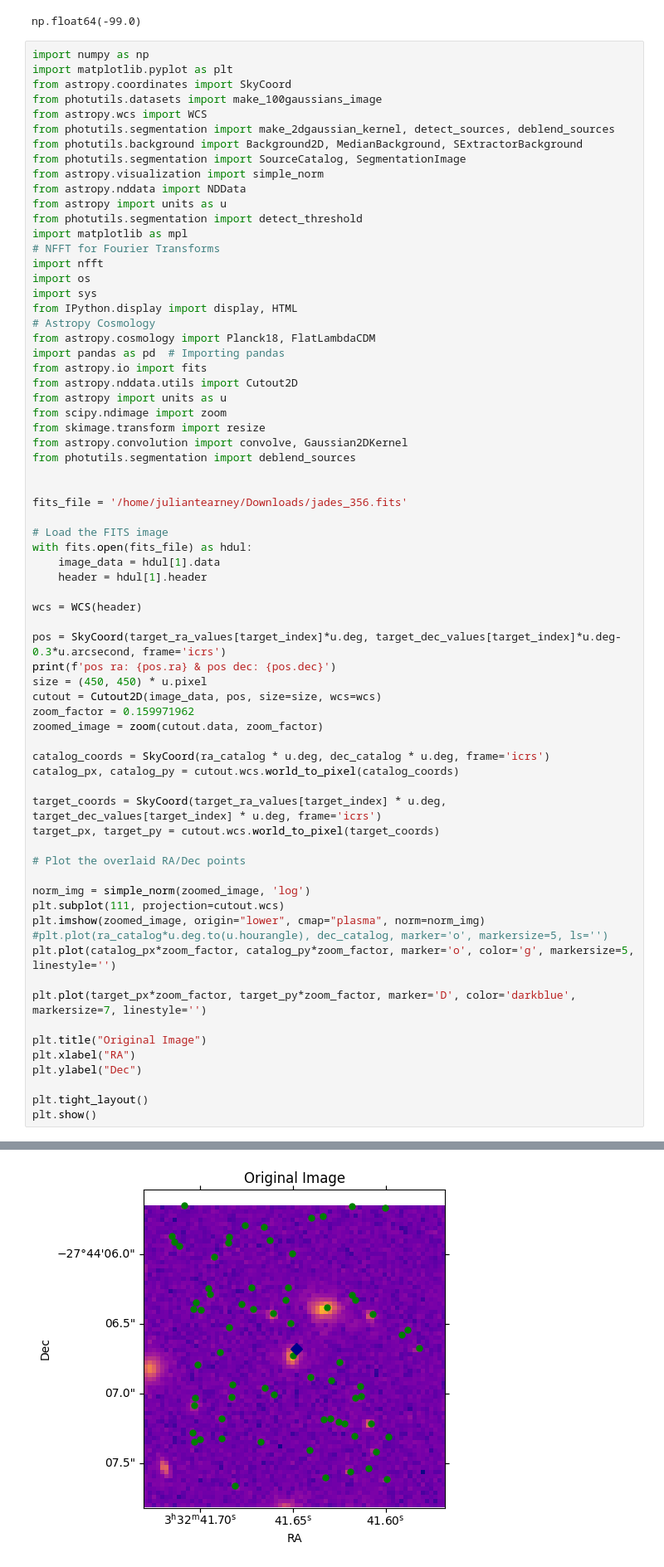
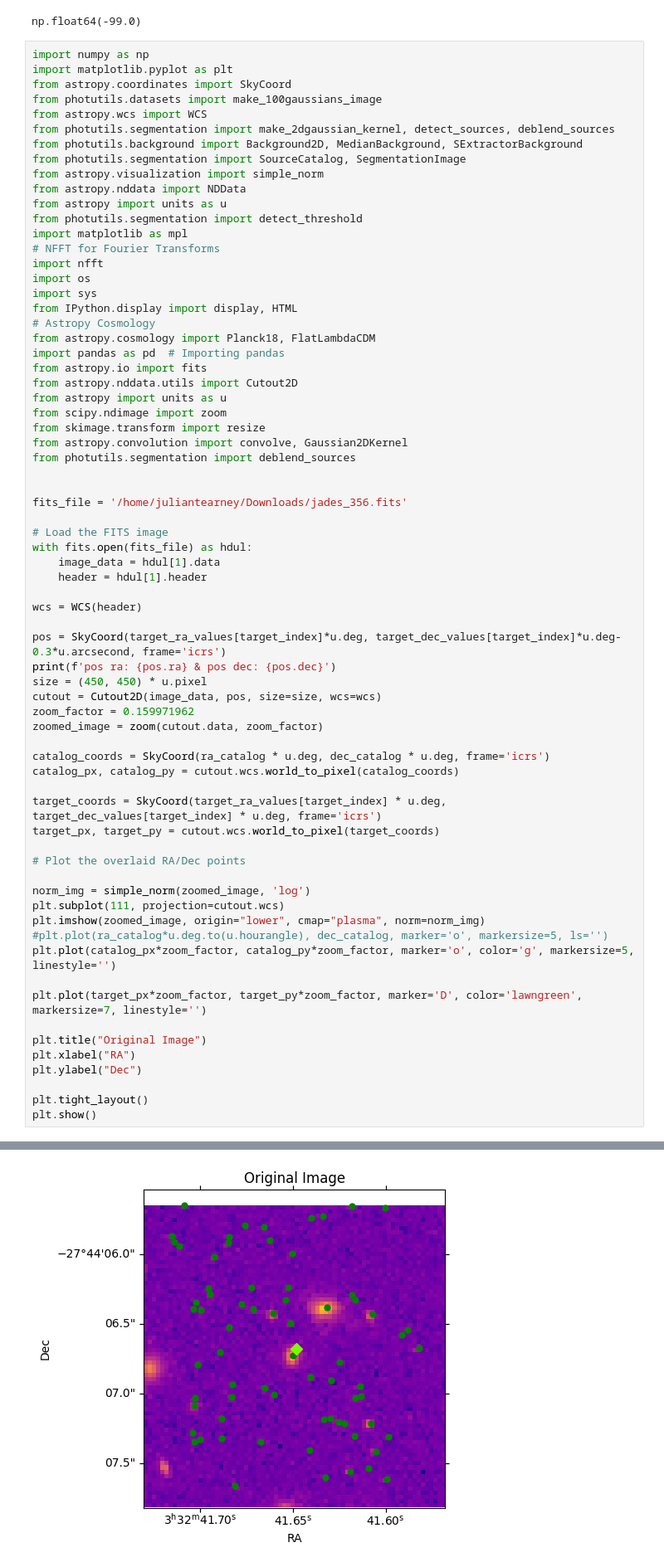
Before and after one commit to julz-tea-scl/deepmerge-public-master, a Jupyter notebook: find_galaxy_matching.ipynb, the cells around one changed output, grey strips where cells are left out. Shown at 83% size. Saved outputs shown, nothing was run; the diff lists cells and outputs as text.

```diff
--- a/find_galaxy_matching.ipynb
+++ b/find_galaxy_matching.ipynb
@@ -152,32 +152,32 @@ zoomed_image = zoom(cutout.data, zoom_factor)
 
 catalog_coords = SkyCoord(ra_catalog * u.deg, dec_catalog * u.deg, frame='icrs')
 catalog_px, catalog_py = cutout.wcs.world_to_pixel(catalog_coords)
 
 target_coords = SkyCoord(target_ra_values[target_index] * u.deg, target_dec_values[target_index] * u.deg, frame='icrs')
 target_px, target_py = cutout.wcs.world_to_pixel(target_coords)
 
 # Plot the overlaid RA/Dec points
 
 norm_img = simple_norm(zoomed_image, 'log')
 plt.subplot(111, projection=cutout.wcs)
 plt.imshow(zoomed_image, origin="lower", cmap="plasma", norm=norm_img)
 #plt.plot(ra_catalog*u.deg.to(u.hourangle), dec_catalog, marker='o', markersize=5, ls='')
 plt.plot(catalog_px*zoom_factor, catalog_py*zoom_factor, marker='o', color='g', markersize=5, linestyle='')
 
-plt.plot(target_px*zoom_factor, target_py*zoom_factor, marker='D', color='darkblue', markersize=7, linestyle='')
+plt.plot(target_px*zoom_factor, target_py*zoom_factor, marker='D', color='lawngreen', markersize=7, linestyle='')
 
 plt.title("Original Image")
 plt.xlabel("RA")
 plt.ylabel("Dec")
 
 plt.tight_layout()
 plt.show()
 # %% [output]
 WARNING: FITSFixedWarning: 'datfix' made the change 'Set DATE-BEG to '2022-10-07T22:22:51.034' from MJD-BEG.
 Set DATE-AVG to '2022-10-08T01:38:08.426' from MJD-AVG.
 Set DATE-END to '2022-10-08T04:53:29.401' from MJD-END'. [astropy.wcs.wcs]
 WARNING: FITSFixedWarning: 'obsfix' made the change 'Set OBSGEO-L to     8.844531 from OBSGEO-[XYZ].
 Set OBSGEO-B to    22.225686 from OBSGEO-[XYZ].
 Set OBSGEO-H to 1235003121.785 from OBSGEO-[XYZ]'. [astropy.wcs.wcs]
 pos ra: 53.1717606 deg & pos dec: -27.733628633333332 deg
-[figure, old version]
+[figure, new version]
```
